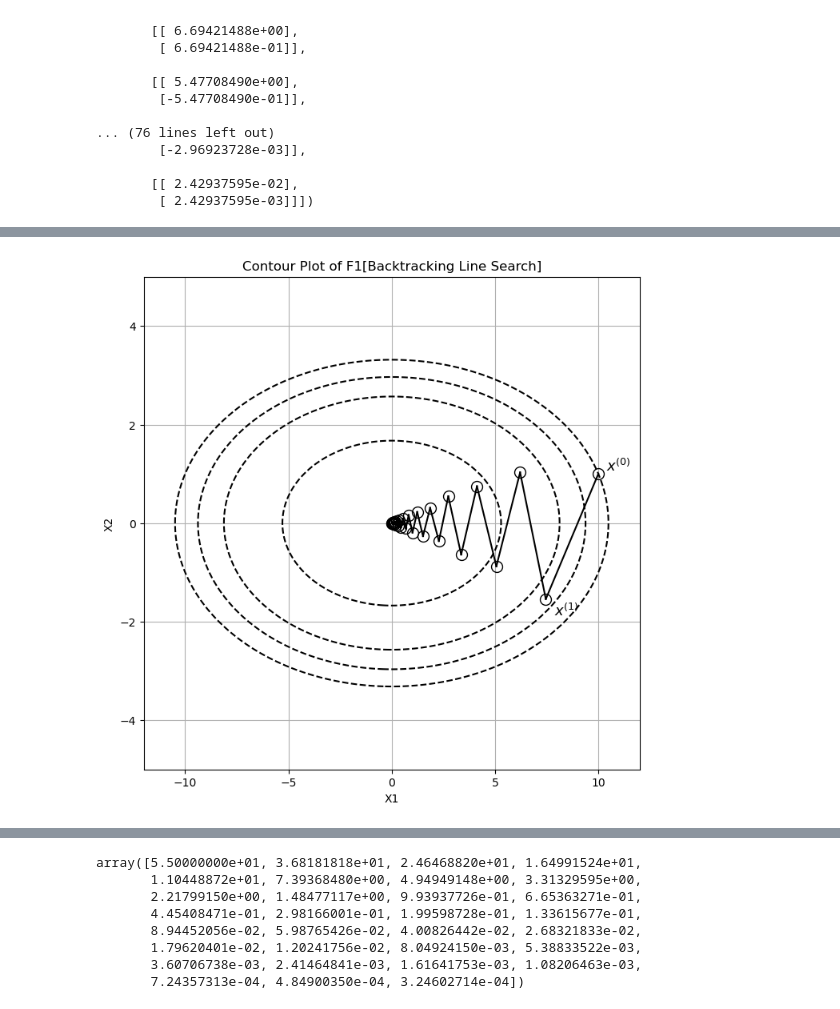
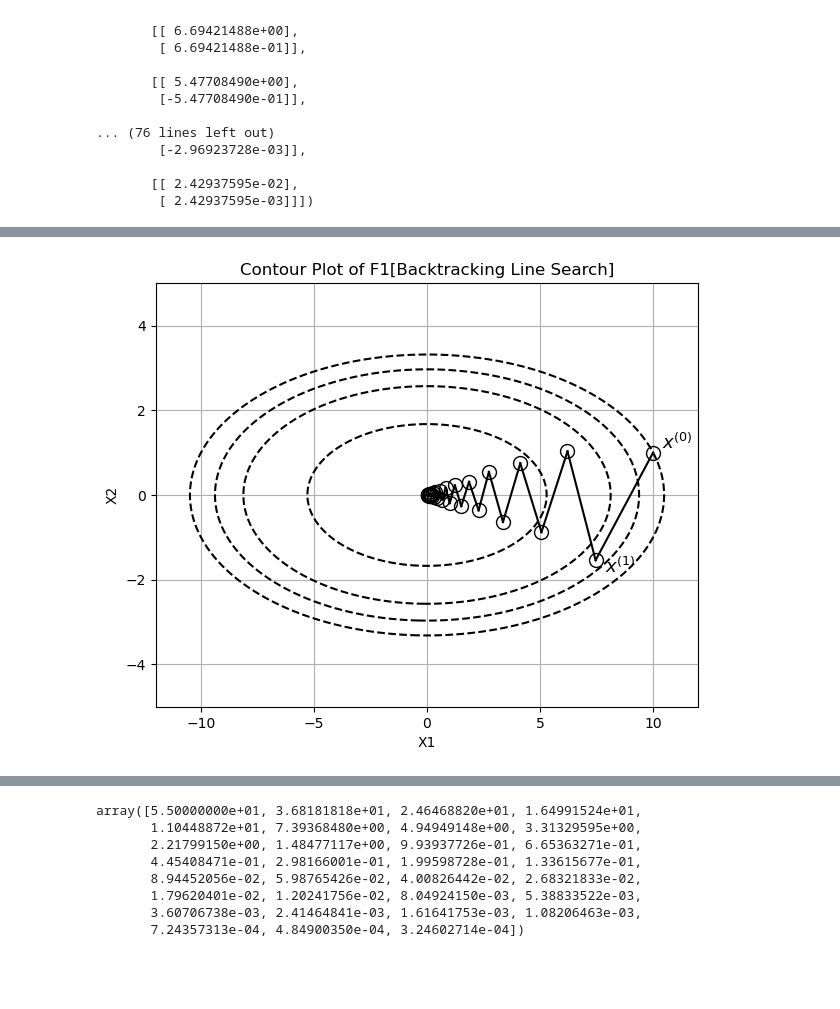
Before and after one commit to Ravi-Raghavan/ConvexOptimization, a Jupyter notebook: Homework #4 - Part 2.ipynb, the cells around one changed output, grey strips where cells are left out. Cells and saved outputs as stored; diff of their text form; code cells hidden in the pictures; blank space fills up the shorter version.

```diff
--- a/Homework #4 - Part 2.ipynb
+++ b/Homework #4 - Part 2.ipynb
@@ -325,35 +325,35 @@ X1, X2 = np.meshgrid(x1, x2)
 #gamma: function input
 def f1_plot(x1, x2, gamma = 10):
     return 0.5 * ((x1 ** 2) + (gamma * (x2 ** 2)))
 
 #given points on the contour grid, get function values
 F = f1_plot(X1, X2)
 
 #set figure size
-plt.figure(figsize = (8, 8))
+plt.figure(figsize = (7, 5.5))
 
 #plot f1 backtracking iterates
 for point in f1_backtracking_iterates:
     plt.plot(point[0, 0], point[1, 0], 'o', markersize=10, color='black', markerfacecolor='none')
 
 #label x^(0) and x^(1)
 offset = 0.4
 plt.text(f1_backtracking_iterates[0][0, 0] + offset, f1_backtracking_iterates[0][1, 0], r'$x^{(0)}$', fontsize=13, color='black', va='bottom', ha='left')
 plt.text(f1_backtracking_iterates[1][0, 0] + offset, f1_backtracking_iterates[1][1, 0] - offset, r'$x^{(1)}$', fontsize=13, color='black', va='bottom', ha='left')
 
 #Connect iterates via a line
 for i in range(len(f1_backtracking_iterates)-1):
     plt.plot([f1_backtracking_iterates[i][0, 0], f1_backtracking_iterates[i+1][0, 0]], [f1_backtracking_iterates[i][1, 0], f1_backtracking_iterates[i+1][1, 0]], color='black', linestyle='-')
 
 #Plot contour lines
 plt.contour(X1, X2, F, levels = [14, 33, 44, 55], colors='black', linestyles='dashed')
 plt.xlabel('X1')
 plt.ylabel('X2')
 plt.title('Contour Plot of F1[Backtracking Line Search]')
 plt.grid(True)
 plt.show()
 # %% [output]
-[figure, old version]
+[figure, new version]
 # %%
 #optimal function value
 p_star = 0
```
Also changed, not shown: parts of 9 cells of this notebook.
